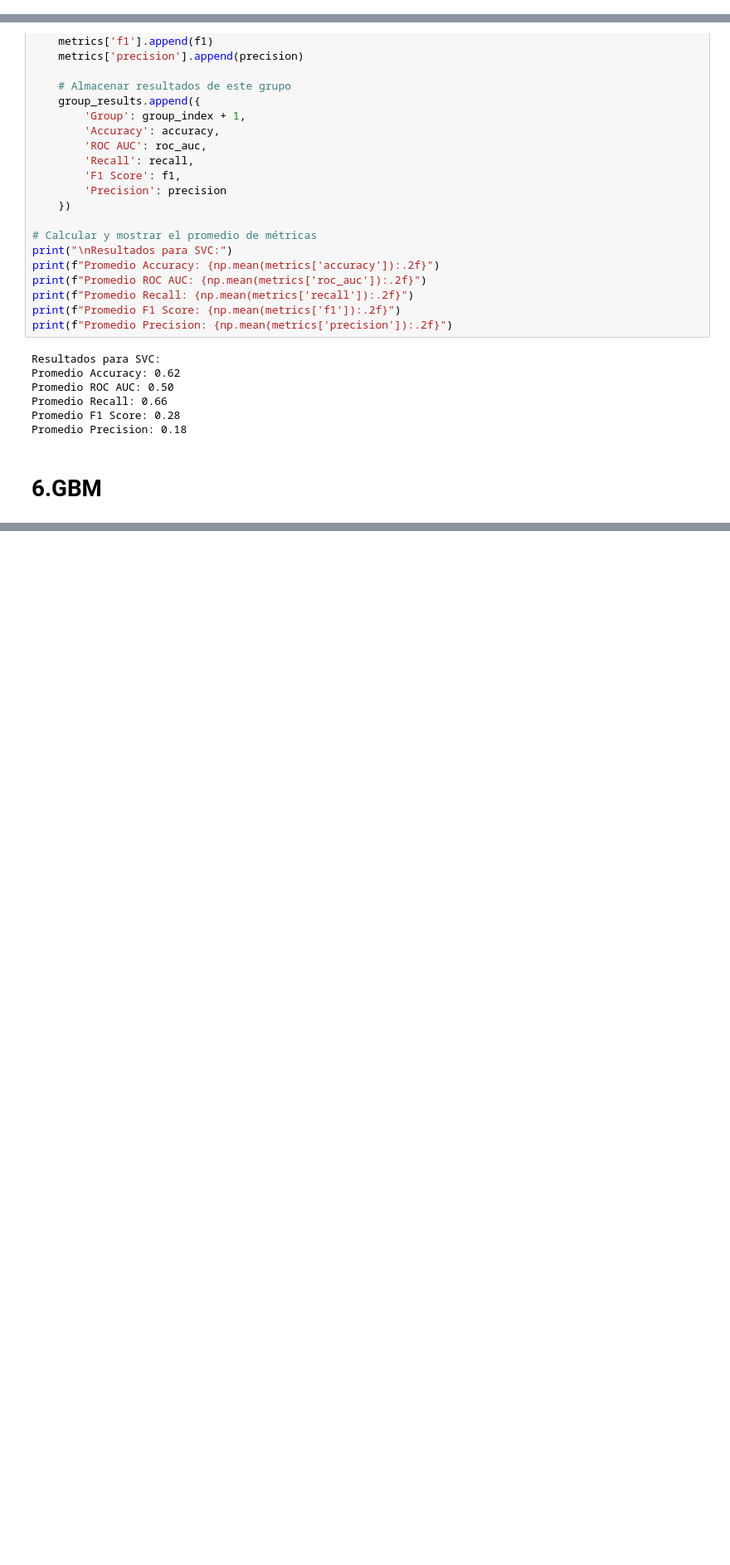
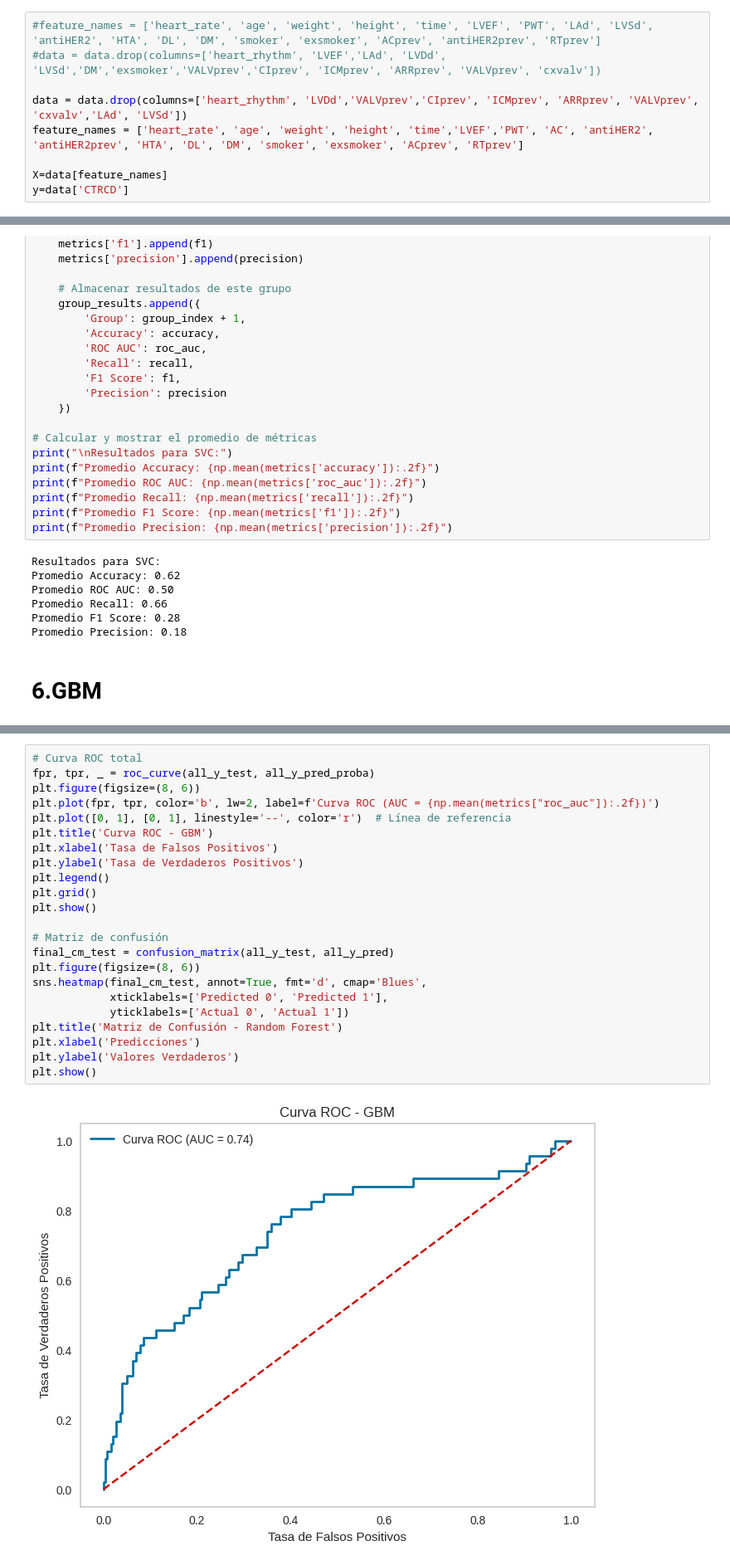
Before and after one commit to nalrob/Aprendizaje-Automatico, a Jupyter notebook: CTRCD_Modelos_lastversion.ipynb, the cells around one changed output, grey strips where cells are left out. Shown: that part at 83% size. Saved outputs shown, nothing was run; the diff lists cells and outputs as text; blank space fills up the shorter version.

```diff
--- a/CTRCD_Modelos_lastversion.ipynb
+++ b/CTRCD_Modelos_lastversion.ipynb
@@ -167,3 +175,12 @@ Index(['heart_rate', 'age', 'weight', 'height', 'CTRCD', 'time',
        'HTA', 'DL', 'DM', 'smoker', 'exsmoker', 'ACprev', 'antiHER2prev',
        'RTprev', 'CIprev', 'ICMprev', 'ARRprev', 'VALVprev', 'cxvalv'],
       dtype='object')
+# %%
+#feature_names = ['heart_rate', 'age', 'weight', 'height', 'time', 'LVEF', 'PWT', 'LAd', 'LVSd', 'antiHER2', 'HTA', 'DL', 'DM', 'smoker', 'exsmoker', 'ACprev', 'antiHER2prev', 'RTprev']
+#data = data.drop(columns=['heart_rhythm', 'LVEF','LAd', 'LVDd', 'LVSd','DM','exsmoker','VALVprev','CIprev', 'ICMprev', 'ARRprev', 'VALVprev', 'cxvalv'])
+
+data = data.drop(columns=['heart_rhythm', 'LVDd','VALVprev','CIprev', 'ICMprev', 'ARRprev', 'VALVprev', 'cxvalv','LAd', 'LVSd'])
+feature_names = ['heart_rate', 'age', 'weight', 'height', 'time','LVEF','PWT', 'AC', 'antiHER2', 'antiHER2prev', 'HTA', 'DL', 'DM', 'smoker', 'exsmoker', 'ACprev', 'RTprev']
+
+X=data[feature_names]
+y=data['CTRCD']
@@ -1415,0 +1315,25 @@ Matriz de confusión para el conjunto de prueba:
+# %%
+# Curva ROC total
+fpr, tpr, _ = roc_curve(all_y_test, all_y_pred_proba)
+plt.figure(figsize=(8, 6))
+plt.plot(fpr, tpr, color='b', lw=2, label=f'Curva ROC (AUC = {np.mean(metrics["roc_auc"]):.2f})')
+plt.plot([0, 1], [0, 1], linestyle='--', color='r')  # Línea de referencia
+plt.title('Curva ROC - GBM')
+plt.xlabel('Tasa de Falsos Positivos')
+plt.ylabel('Tasa de Verdaderos Positivos')
+plt.legend()
+plt.grid()
+plt.show()
+
+# Matriz de confusión
+final_cm_test = confusion_matrix(all_y_test, all_y_pred)
+plt.figure(figsize=(8, 6))
+sns.heatmap(final_cm_test, annot=True, fmt='d', cmap='Blues',
+            xticklabels=['Predicted 0', 'Predicted 1'],
+            yticklabels=['Actual 0', 'Actual 1'])
+plt.title('Matriz de Confusión - Random Forest')
+plt.xlabel('Predicciones')
+plt.ylabel('Valores Verdaderos')
+plt.show()
+# %% [output]
+[figure, added]
```
Also changed, not shown: parts of 22 cells of this notebook.
